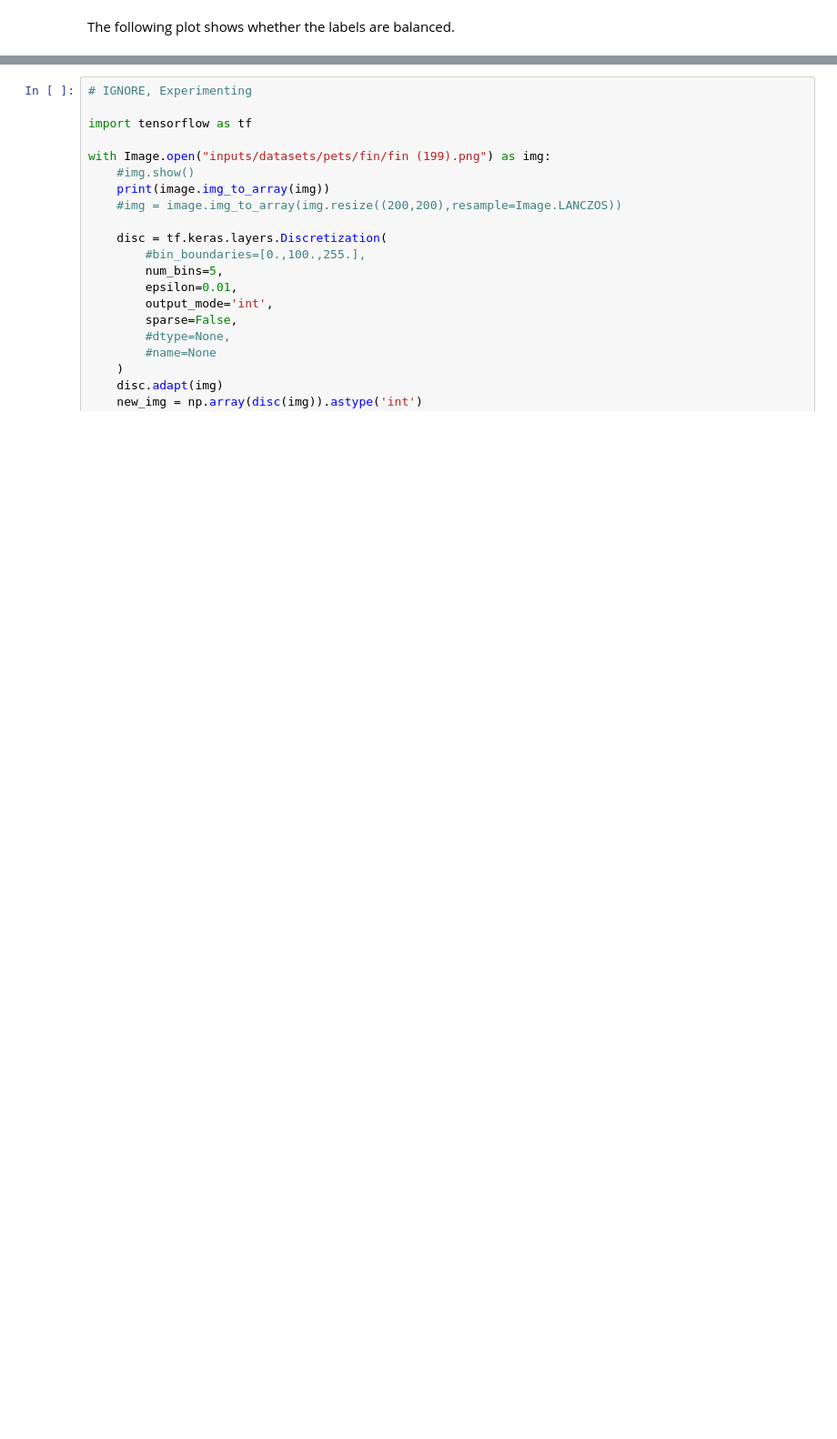
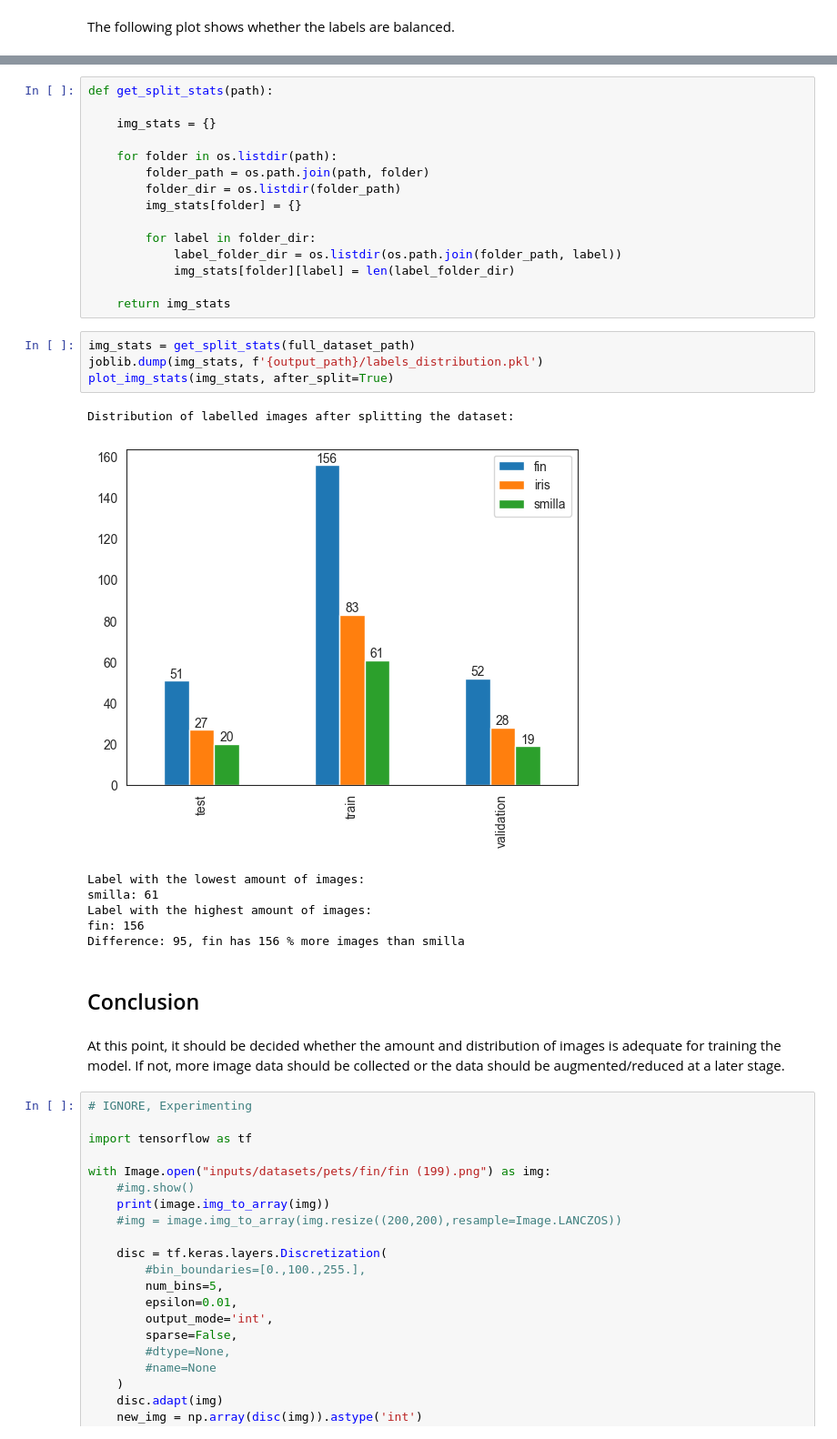
Before and after one commit to RikaIljina/PP5, a Jupyter notebook: jupyter_notebooks/01 - Data Collection.ipynb, the cells around one changed output, grey strips where cells are left out. Shown at 91% size. Cells and saved outputs as stored; diff of their text form; blank space fills up the shorter version.

Commit message:
Add function to split data in subsets

```diff
--- a/jupyter_notebooks/01 - Data Collection.ipynb
+++ b/jupyter_notebooks/01 - Data Collection.ipynb
@@ -278,3 +317,35 @@ Difference: 159, fin has 159 % more images than smilla
+# %%
+def get_split_stats(path):
+
+    img_stats = {}
+
+    for folder in os.listdir(path):
+        folder_path = os.path.join(path, folder)
+        folder_dir = os.listdir(folder_path)
+        img_stats[folder] = {}
+
+        for label in folder_dir:
+            label_folder_dir = os.listdir(os.path.join(folder_path, label))
+            img_stats[folder][label] = len(label_folder_dir)
+
+    return img_stats
+# %%
+img_stats = get_split_stats(full_dataset_path)
+joblib.dump(img_stats, f'{output_path}/labels_distribution.pkl')
+plot_img_stats(img_stats, after_split=True)
+# %% [output]
+Distribution of labelled images after splitting the dataset:
+[figure, added]
+Label with the lowest amount of images:
+smilla: 61
+Label with the highest amount of images:
+fin: 156
+Difference: 95, fin has 156 % more images than smilla
+# %% [markdown]
+## Conclusion
+# %% [markdown]
+At this point, it should be decided whether the amount and distribution of images is adequate for training the model.
+If not, more image data should be collected or the data should be augmented/reduced at a later stage.
 # %%
 # IGNORE, Experimenting
 
```
Also changed, not shown: parts of 11 cells of this notebook, 2 other files.
